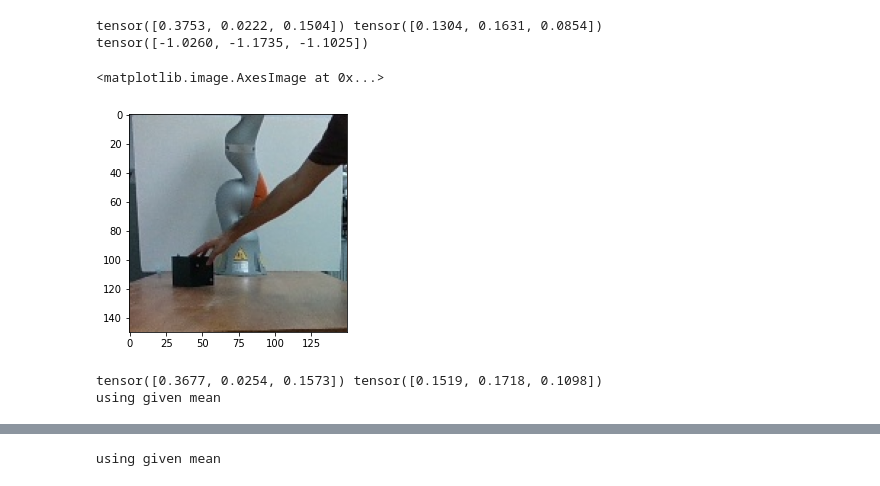
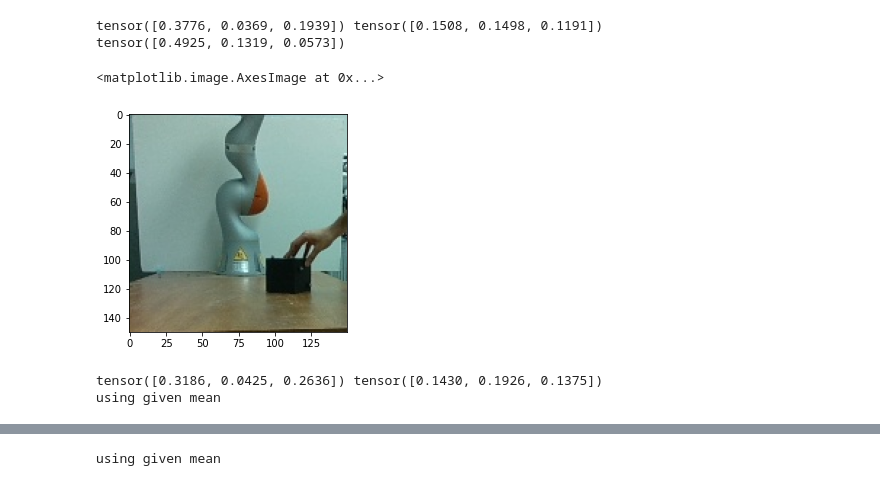
Before and after one commit to machines-in-motion/ioc_qp, a Jupyter notebook: vision/object_tracking.ipynb, the cells around one changed output, grey strips where cells are left out. Drawn from its saved outputs; the diff is of its cells as text; code cells hidden in the pictures.

```diff
--- a/vision/object_tracking.ipynb
+++ b/vision/object_tracking.ipynb
@@ -51,7 +51,7 @@ class BoxDataSet(Dataset):
             self.mean = torch.mean(self.y_train, axis = 0)
             self.std = torch.std(self.y_train, axis = 0)
             print(self.mean, self.std)
-            self.y_train = (self.y_train - self.mean)/self.std
+#             self.y_train = (self.y_train - self.mean)/self.std
 
     def __len__(self):
         return int(len(self.y_train))
@@ -82,6 +82,7 @@ class BoxDataSet(Dataset):
         b_idx = max(np.searchsorted(self.y_len, gidx)-1,0) # which dir to look into
         idx = max(gidx - self.y_len[b_idx] - 1,0) # relative idx
 
+#         print(type(imread(self.img_dir[b_idx] + "/color_" + str(idx) + ".jpg")))
         image = ToTensor()(imread(self.img_dir[b_idx] + "/color_" + str(idx) + ".jpg"))
         if self.rgbd:
             d_image = ToTensor()(imread(self.img_dir[b_idx] + "/depth_" + str(idx) + ".jpg"))
@@ -96,16 +97,16 @@ class BoxDataSet(Dataset):
 
         return image.float()[None,:,:,:], label
 # %%
-dl = BoxDataSet([16], rgbd = True, resize = (224,224))
-image, label = dl.get_data(np.random.randint(5000))
+dl = BoxDataSet([1], rgbd = True, resize = (224,224))
+image, label = dl.get_data(np.random.randint(20))
 box = ToPILImage()(image[0][0:3])
 print(label)
 plt.imshow(box)
 # %% [output]
-tensor([0.3753, 0.0222, 0.1504]) tensor([0.1304, 0.1631, 0.0854])
-tensor([-1.0260, -1.1735, -1.1025])
+tensor([0.3776, 0.0369, 0.1939]) tensor([0.1508, 0.1498, 0.1191])
+tensor([0.4925, 0.1319, 0.0573])
 <matplotlib.image.AxesImage at 0x...>
-[figure, old version]
+[figure, new version]
 # %%
 class C_Net(nn.Module):
     def __init__(self):
@@ -149,22 +150,22 @@ class C_Net(nn.Module):
 # %%
 device = torch.device("cuda")
 net = C_Net()
-net_name = "cnn2"
-net.load_state_dict(torch.load("./models/" + net_name))
+net_name = "cnn3"
+# net.load_state_dict(torch.load("./models/" + net_name))
 net = net.to(device)
 lr = 1.0e-3
 eps = 1000
-indices = [16,17,18]
-test_indices = [15, 19]
+indices = [1,2,3,4,5,6,7,8]
+test_indices = [9, 10]
 optimizer = torch.optim.Adam(net.parameters(), lr=lr)
 loss = torch.nn.MSELoss() #torch.nn.MSELoss() #torch.nn.HuberLoss()
 data = DataLoader(BoxDataSet(indices, rgbd = True, resize = (224,224)), \
                   batch_size = 64, num_workers = 12, shuffle=True)
-test = DataLoader(BoxDataSet(test_indices, mean = np.array([0.3677, 0.0254, 0.1573]), \
-                             std = np.array([0.1519, 0.1718, 0.1098]), rgbd = True, resize = (224,224)), \
+test = DataLoader(BoxDataSet(test_indices, mean = np.array([0.3186, 0.0425, 0.2636]), \
+                             std = np.array([0.1430, 0.1926, 0.1375]), rgbd = True, resize = (224,224)), \
                   batch_size = 64, num_workers = 12, shuffle=True)
 # %% [output]
-tensor([0.3677, 0.0254, 0.1573]) tensor([0.1519, 0.1718, 0.1098])
+tensor([0.3186, 0.0425, 0.2636]) tensor([0.1430, 0.1926, 0.1375])
 using given mean
 # %%
 best_loss = 1e3
```
Also changed, not shown: parts of 6 cells of this notebook, 2 other files.
